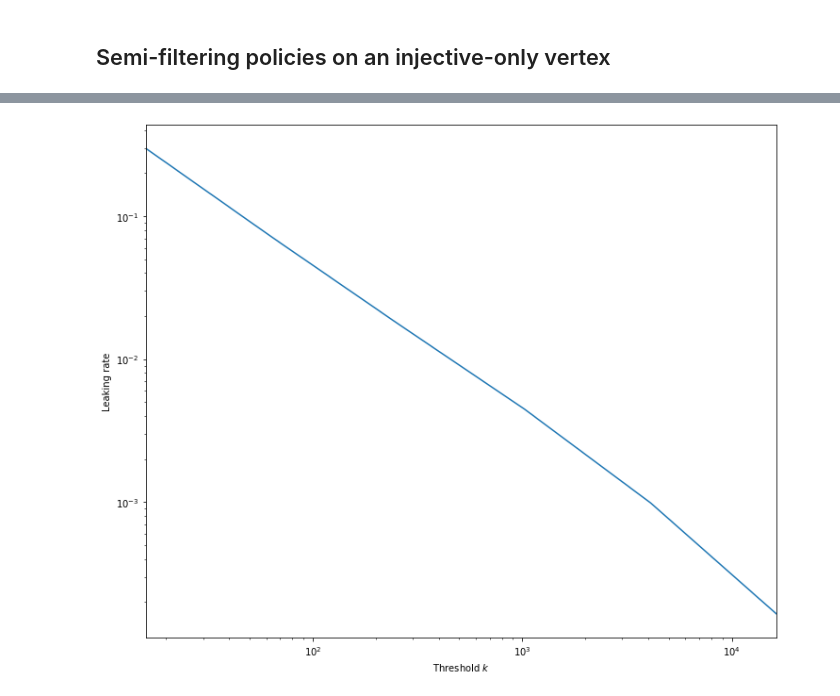
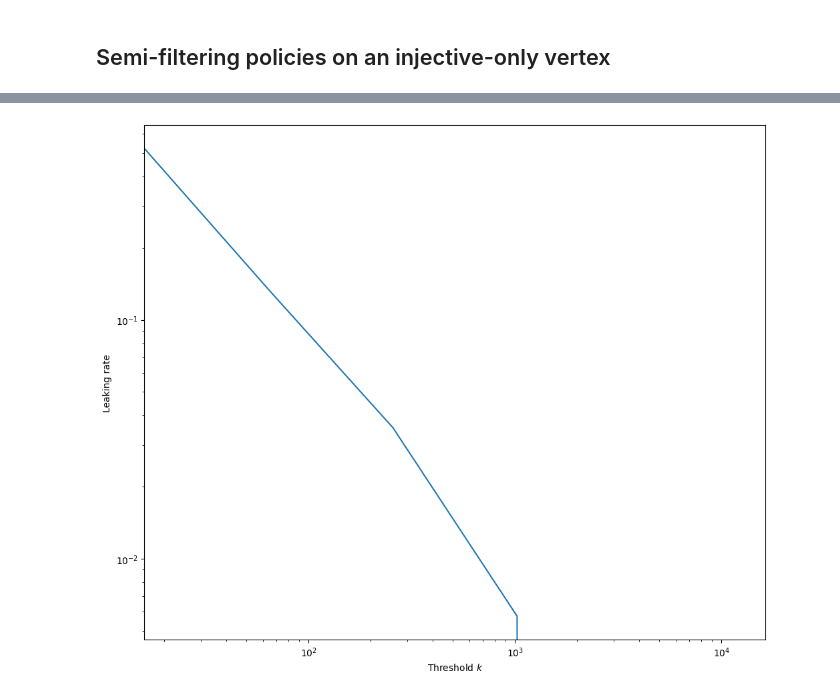
Before and after one commit to balouf/stochastic_matching, a Jupyter notebook: docs/tutorials/reproducibility.ipynb, the cells around one changed output, grey strips where cells are left out. Drawn from its saved outputs; the diff is of its cells as text; code cells hidden in the pictures.

```diff
--- a/docs/tutorials/reproducibility.ipynb
+++ b/docs/tutorials/reproducibility.ipynb
@@ -298,4 +298,14 @@ def min_flow2(beta):
 
 lbi = [min_flow2(β) for β in β_vect]
 ubi = [-min_flow2(β) for β in β_vect]
+# %%
+import tikzplotlib
+def tikzplotlib_fix_ncols(obj):
+    """
+    workaround for matplotlib 3.6 renamed legend's _ncol to _ncols, which breaks tikzplotlib
+    """
+    if hasattr(obj, "_ncols"):
+        obj._ncol = obj._ncols
+    for child in obj.get_children():
+        tikzplotlib_fix_ncols(child)
 # %%
@@ -356,7 +365,7 @@ Theory predict a matching rate $9/11$ for node 4.
 # %% [markdown]
 #### Unstable policy lemma
 # %%
-fish.run('priority', weights=[0, 3, 3, 2, 0, 0, 2], max_queue=10**7, number_events=10**7)
+fish.run('priority', weights=[0, 3, 3, 2, 0, 0, 2], max_queue=10**7, n_steps=10**7)
 fish.show_flow(disp_rates=False)
 # %% [output]
 [interactive output not drawn]
@@ -376,7 +385,7 @@ fig = fish.simulator.show_average_queues(sort=True, indices=[3])
 #### Threshold-controlled priorities
 # %%
 fish.run('priority', weights=[0, 3, 3, 2, 0, 0, 2], threshold=100, counterweights=[0, 1, 1, 2, 0, 0, 2],
-         number_events=10**7)
+         n_steps=10**7)
 # %% [output]
 True
 # %%
@@ -508,10 +534,10 @@ codomino.show_vertex(0, disp_rates=False)
 def process(k, T):
     codomino = sm.Codomino(rates=[2, 4, 2, 2, 4, 2])
     codomino.base_flow = np.array([1.0, 1.0, 1.0, 2.0, 0.0, 1.0, 1.0, 1.0])
-    codomino.run('filtering', forbidden_edges=codomino.vertices[0]['null_edges'], threshold=k, number_events=T, max_queue=(k+200))
+    codomino.run('longest', forbidden_edges=codomino.vertices[1]['null_edges'], threshold=k, n_steps=T, max_queue=(k+200))
     return {'k': k,
             'ccdf': codomino.simulator.compute_ccdf()[0, :],
-            'leak': np.sum(codomino.simulation[codomino.vertices[0]['null_edges']])}
+            'leak': np.sum(codomino.simulation[codomino.vertices[1]['null_edges']])}
 # %%
 k_vect = 16*4**np.arange(6)
 results = cached_computation('codomino', parallel_compute(process, k_vect))
@@ -543,11 +573,12 @@ plt.show()
 # %%
-plt.figure(figsize=[12, 10])
+fig=plt.figure(figsize=[12, 10])
 leaks = [r['leak'] for r in results]
 plt.loglog(k_vect, leaks)
 plt.xlabel('Threshold $k$')
 plt.ylabel('Leaking rate')
 plt.xlim([k_vect[0], k_vect[-1]])
+tikzplotlib_fix_ncols(fig)
 tikzplotlib.save(f"codomino_loglog_{digits}.tex", axis_width="6.5cm", axis_height="6cm")
 plt.show()
 # %% [output]
-[figure, old version]
+[figure, new version]
```
Also changed, not shown: parts of 21 cells of this notebook, 16 other files.
